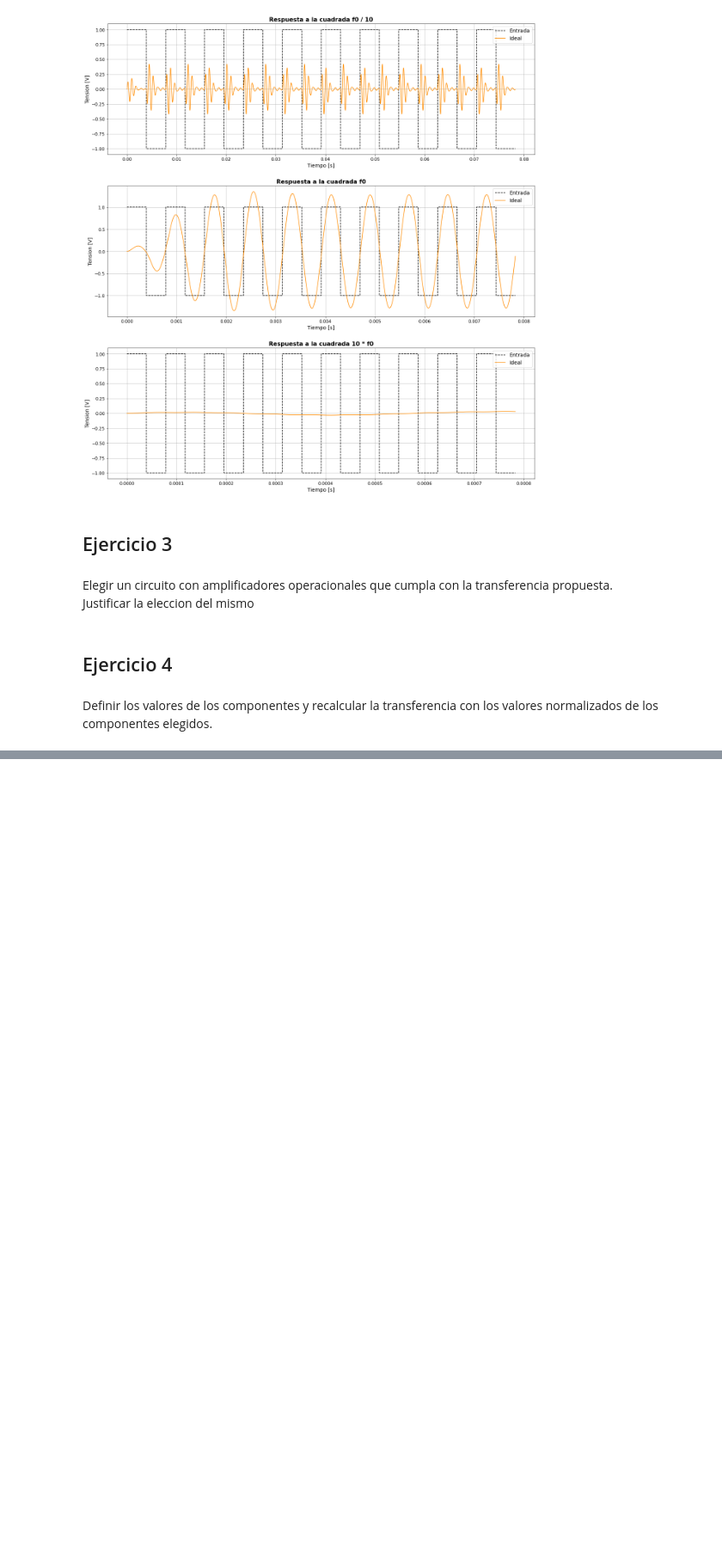
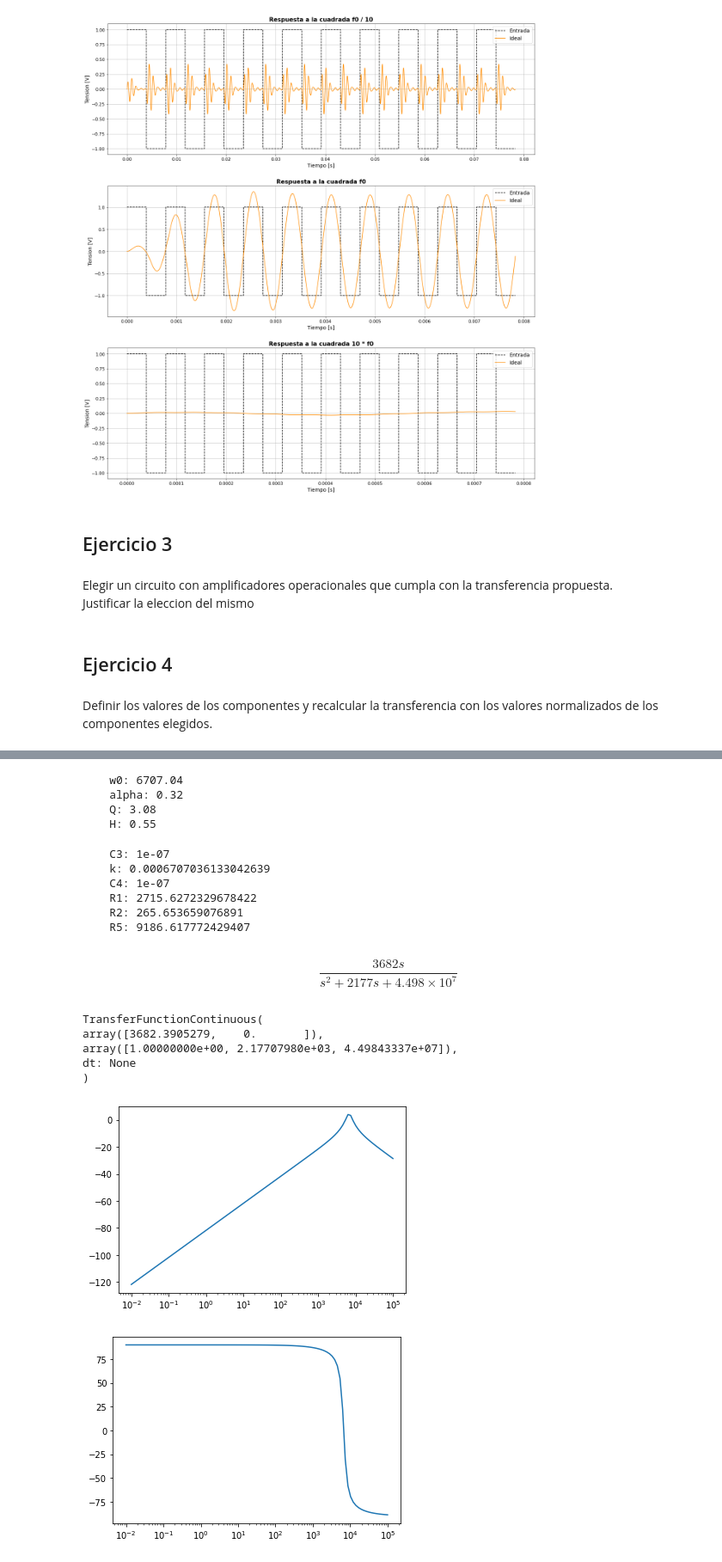
Before and after one commit to violetaperezandrade/TP-ADC, a Jupyter notebook: TP.ipynb, the cells around one changed output, grey strips where cells are left out. Shown at 86% size. Drawn from its saved outputs; the diff is of its cells as text; code cells hidden in the pictures; blank space fills up the shorter version.

```diff
--- a/TP.ipynb
+++ b/TP.ipynb
@@ -520,0 +259,74 @@ h0
+# %%
+#Primer circuito
+b0_c1 = np.sqrt(num[0])
+a2_c1 = 1
+a1_c1 = p1[1]
+a0_c1 = p1[0]
+
+w0_c1 = np.sqrt(a0)
+alpha_c1 = a1/w0
+Q_c1 = 1/alpha
+H_c1 = b0/w0
+
+print(f'''
+    w0: {w0_c1:.2f}
+    alpha: {alpha_c1:.2f}
+    Q: {Q_c1:.2f}
+    H: {H_c1:.2f}
+''')
+# %% [output]
+    w0: 6707.04
+    alpha: 0.32
+    Q: 3.08
+    H: 0.55
+# %%
+#CON C DE 100 nano
+C1 = 100e-9
+k = w0_c1*C1
+C2 = C1
+R1 = 1/(H_c1*k_c1)
+R2 = 1/((2*Q_c1-H_c1)*k_c1)
+R5 = 2*Q_c1/k_c1
+
+print(f'''
+    C3: {C3}
+    k: {k}
+    C4: {C4}
+    R1: {R1}
+    R2: {R2}
+    R5: {R5}
+''')
+# %% [output]
+    C3: 1e-07
+    k: 0.0006707036133042639
+    C4: 1e-07
+    R1: 2715.6272329678422
+    R2: 265.653659076891
+    R5: 9186.617772429407
+# %%
+num_1 = [1/(R1*C1), 0]
+den_1 = [1, (C1+C2)/(C1*C2*R5), (1/R1+1/R2)/(R5*C1*C2)]
+
+H1 = ml.tf(num_1, den_1)
+H1
+# %% [output]
+$$\frac{3682 s}{s^2 + 2177 s + 4.498 \times 10^{7}}$$
+# %%
+h1 = signal.TransferFunction(num_1, den_1)
+h1
+# %% [output]
+TransferFunctionContinuous(
+array([3682.3905279,    0.       ]),
+array([1.00000000e+00, 2.17707980e+03, 4.49843337e+07]),
+dt: None
+)
+# %%
+w, mag, phase = signal.bode(h1)
+plt.figure()
+plt.semilogx(w, mag)    # Bode magnitude plot
+plt.figure()
+plt.semilogx(w, phase)  # Bode phase plot
+plt.show()
+# %% [output]
+[figure, added]
+[figure, added]
```
Also changed, not shown: parts of 28 cells of this notebook, 1 other file.
